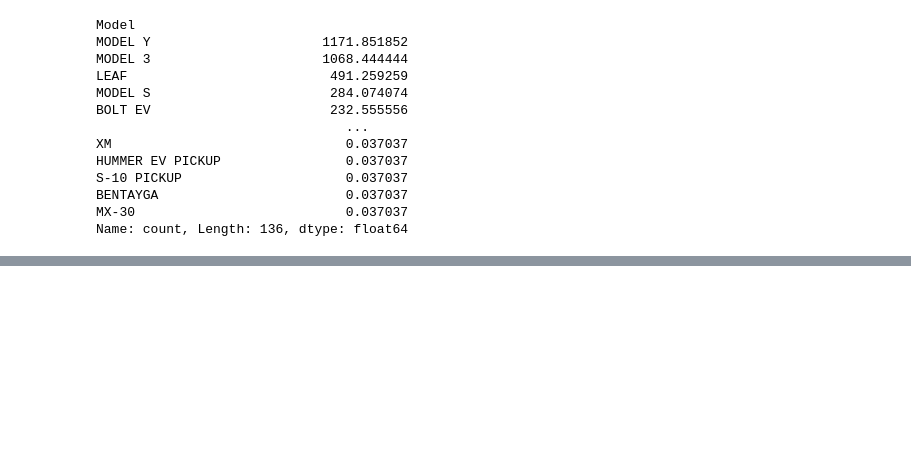
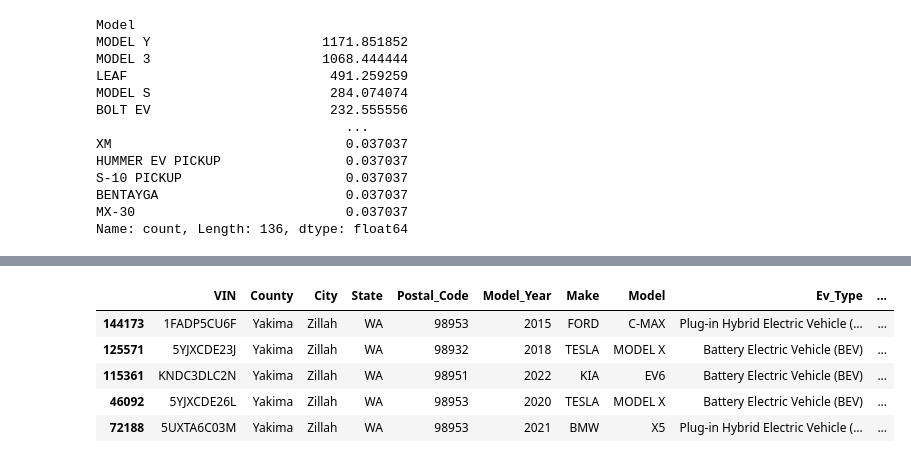
Before and after one commit to simlexx-k/EVPopulation, a Jupyter notebook: evdata_execution.ipynb, the cells around one changed output, grey strips where cells are left out. Drawn from its saved outputs; the diff is of its cells as text; code cells hidden in the pictures; blank space fills up the shorter version.

```diff
--- a/execution.ipynb
+++ b/evdata_execution.ipynb
@@ -147,3 +147,13 @@ sort_models
 | 21683 | 1W9WL21B6A | Thurston | Olympia | WA | 98501 | 2010 | WHEEGO ELECTRIC CARS | WHEEGO | Plug-in Hybrid Electric Vehicle (... | ... |
 | 77273 | YV4ED3UR4M | King | Seattle | WA | 98102 | 2021 | VOLVO | XC40 | Battery Electric Vehicle (BEV) | ... |
 | 39275 | YV4ED3GM9P | King | Seatac | WA | 98148 | 2023 | VOLVO | C40 | Battery Electric Vehicle (BEV) | ... |
+# %%
+
+ev.sort_values(['City                     '], ascending=False).head(5)
+# %% [output]
+|  | VIN | County | City | State | Postal_Code | Model_Year | Make | Model | Ev_Type | ... |
+| 144173 | 1FADP5CU6F | Yakima | Zillah | WA | 98953 | 2015 | FORD | C-MAX | Plug-in Hybrid Electric Vehicle (... | ... |
+| 125571 | 5YJXCDE23J | Yakima | Zillah | WA | 98932 | 2018 | TESLA | MODEL X | Battery Electric Vehicle (BEV) | ... |
+| 115361 | KNDC3DLC2N | Yakima | Zillah | WA | 98951 | 2022 | KIA | EV6 | Battery Electric Vehicle (BEV) | ... |
+| 46092 | 5YJXCDE26L | Yakima | Zillah | WA | 98953 | 2020 | TESLA | MODEL X | Battery Electric Vehicle (BEV) | ... |
+| 72188 | 5UXTA6C03M | Yakima | Zillah | WA | 98953 | 2021 | BMW | X5 | Plug-in Hybrid Electric Vehicle (... | ... |
```
Also changed, not shown: 1 other file.
